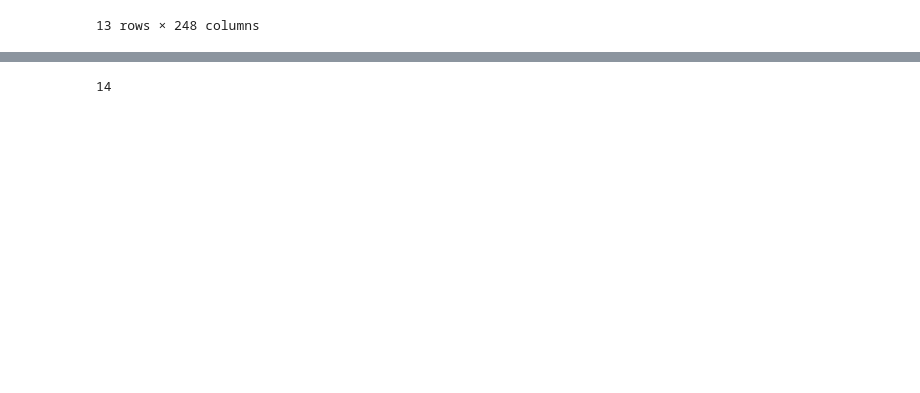
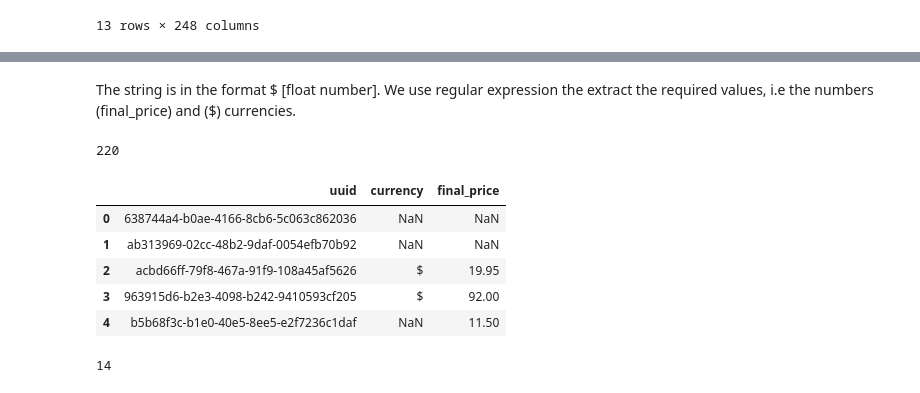
Before and after one commit to Arch0290/BeZenAssignment, a Jupyter notebook: BeZen.ipynb, the cells around one changed output, grey strips where cells are left out. Cells and saved outputs as stored; diff of their text form; code cells hidden in the pictures; blank space fills up the shorter version.

Commit message:
Solved Question 3 using Regular Expressions

```diff
--- a/BeZen.ipynb
+++ b/BeZen.ipynb
@@ -126,3 +148,26 @@ df.groupby('category')['price_string'].value_counts().unstack().fillna(0)
+# %% [markdown]
+The string is in the format \$ [float number]. We use regular expression the extract the required values, i.e the numbers (final_price) and ($) currencies.
+# %%
+#initialising and extracting the required patterns to form new columns
+
+pattern1 = r'([0-9]+.[0-9]+)'
+pattern2 = r'([$])'
+
+df['currency'] = df['price_string'].str.extract(pattern2)
+df['final_price'] = df['price_string'].str.extract(pattern1)
+len(df['final_price'].unique())
+# %% [output]
+220
+# %%
+df3 = df.loc[:,['uuid','currency','final_price']]
+df3.head()
+# %% [output]
+|  | uuid | currency | final_price |
+| 0 | 638744a4-b0ae-4166-8cb6-5c063c862036 | NaN | NaN |
+| 1 | ab313969-02cc-48b2-9daf-0054efb70b92 | NaN | NaN |
+| 2 | acbd66ff-79f8-467a-91f9-108a45af5626 | $ | 19.95 |
+| 3 | 963915d6-b2e3-4098-b242-9410593cf205 | $ | 92.00 |
+| 4 | b5b68f3c-b1e0-40e5-8ee5-e2f7236c1daf | NaN | 11.50 |
 # %%
 len(df['category'].unique())
 # %% [output]
```
Also changed, not shown: parts of 7 cells of this notebook.
